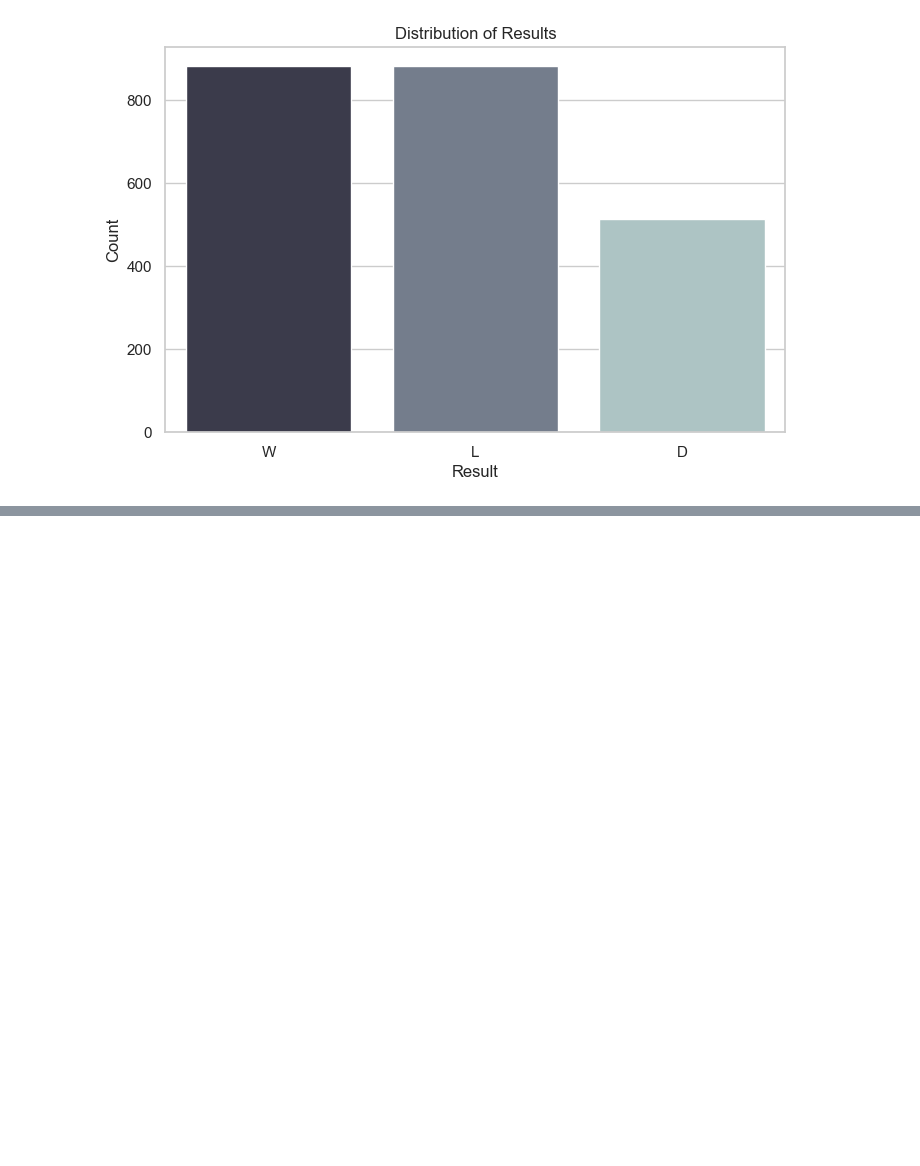
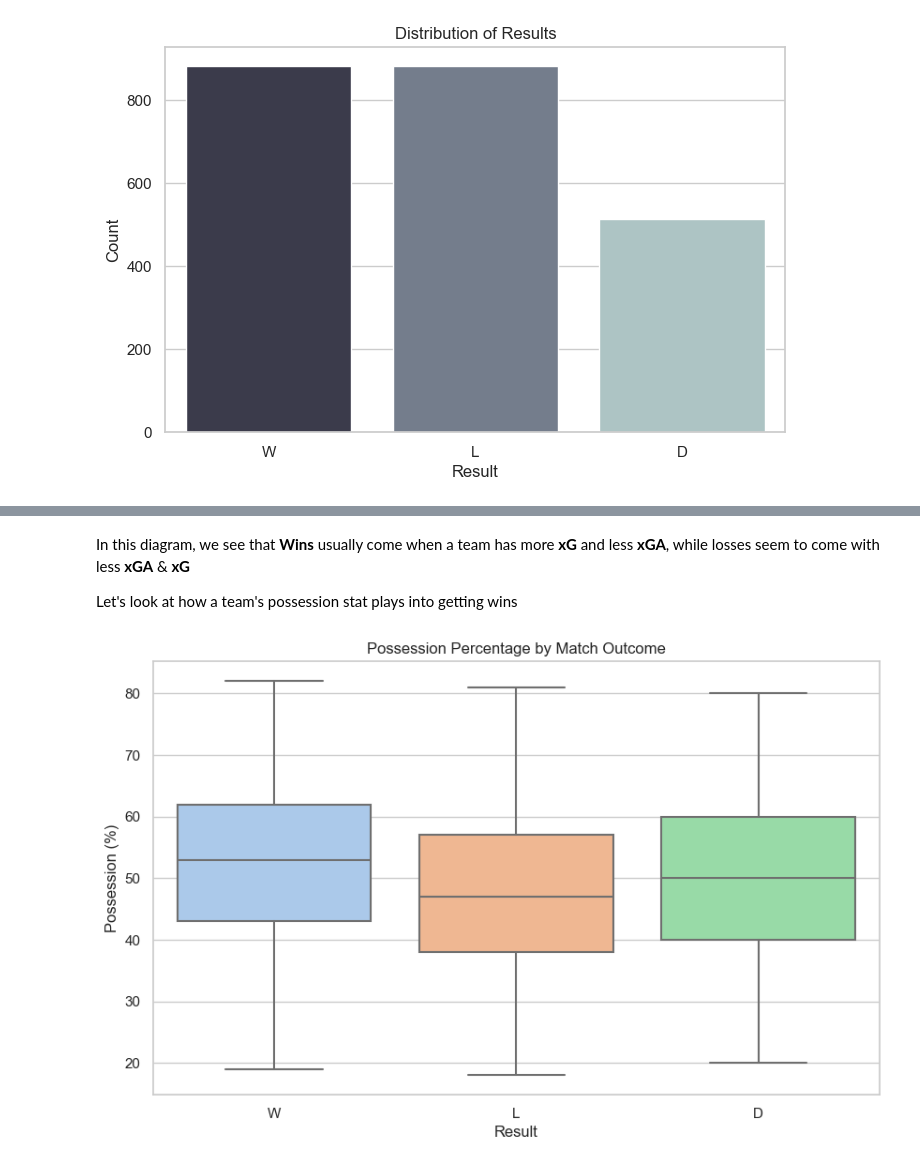
Before and after one commit to arjuna26/CPSC322-final, a Jupyter notebook: mining.ipynb, the cells around one changed output, grey strips where cells are left out. Saved outputs shown, nothing was run; the diff lists cells and outputs as text; code cells hidden in the pictures; blank space fills up the shorter version.

```diff
--- a/mining.ipynb
+++ b/mining.ipynb
@@ -92,0 +111,13 @@ plt.show()
+# %% [markdown]
+In this diagram, we see that **Wins** usually come when a team has more **xG** and less **xGA**, while losses seem to come with less **xGA** & **xG**
+
+Let's look at how a team's possession stat plays into getting wins
+# %%
+plt.figure(figsize=(10, 6))
+sns.boxplot(x='result', y='poss', data=data, palette='pastel')
+plt.title('Possession Percentage by Match Outcome')
+plt.xlabel('Result')
+plt.ylabel('Possession (%)')
+plt.show()
+# %% [output]
+[figure, added]
```
Also changed, not shown: parts of 7 cells of this notebook.
